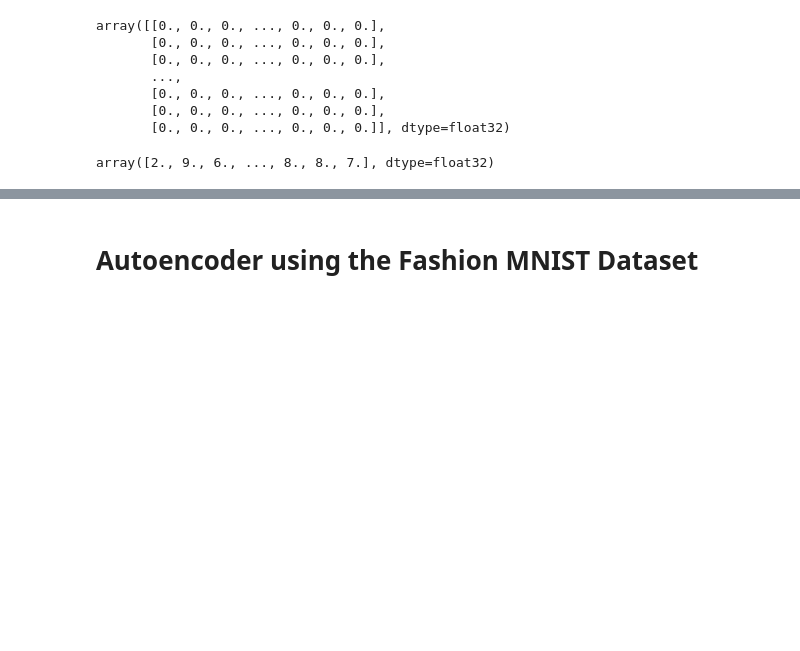
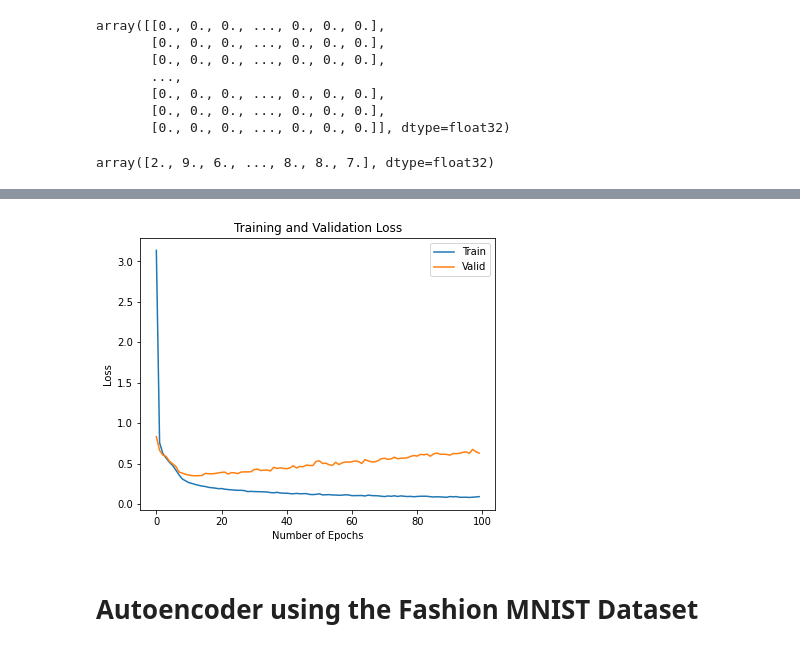
Before and after one commit to HansakaDilshanJayawardana/DL-assignment01-HansakaDilshanJayawardana, a Jupyter notebook: IT19972176.ipynb, the cells around one changed output, grey strips where cells are left out. Drawn from its saved outputs; the diff is of its cells as text; code cells hidden in the pictures; blank space fills up the shorter version.

```diff
--- a/IT19972176.ipynb
+++ b/IT19972176.ipynb
@@ -164,19 +209,18 @@ plt.show()
 INPUT_SHAPE = (28,28,1)
 OUTPUT_SHAPE = 10
 BATCH_SIZE = 128
-EPOCHS = 10
+EPOCHS = 100
 VERBOSE = 2
 # %%
 #Define Model
-model = Sequential(name='sequential')
+model = Sequential(name="sequential")
 
-model.add(Conv2D(32, kernel_size=(3,3), activation='softmax', input_shape=(28,28,1)))
+model.add(Conv2D(32, kernel_size=(3,3), activation='relu', input_shape=INPUT_SHAPE))
 model.add(MaxPool2D((2,2)))
 model.add(Dropout(0.2))
 model.add(Flatten())
-model.add(Dense(50, activation='softmax'))
+model.add(Dense(50, activation='relu'))
 model.add(Dense(10, activation='softmax'))
 # %%
-model.compile(optimizer='adam',
-              loss='categorical_crossentropy',
-              metrics=['accuracy'])
+#Model Compile
+model.compile(optimizer='adam', loss='categorical_crossentropy', metrics=['accuracy'])
@@ -205,0 +248,3 @@ early_stopping = EarlyStopping(monitor='val_loss', patience=5)
+# %%
+#Model Fitting
+history = model.fit(X_train, y_train_enc, epochs=EPOCHS, batch_size=BATCH_SIZE, verbose=VERBOSE, validation_split=0.3)
@@ -206,3 +278,17 @@ early_stopping = EarlyStopping(monitor='val_loss', patience=5)
+# %%
+plt.figure(figsize=(14, 5))
+
+plt.subplot(1, 2, 1)
+plt.plot(history.history['loss'], label='Train')
+plt.plot(history.history['val_loss'], label='Valid')
+plt.xlabel("Number of Epochs")
+plt.ylabel("Loss")
+plt.legend(loc='upper right')
+plt.title('Training and Validation Loss')
+plt.savefig('./foo.png')
+plt.show()
+# %% [output]
+[figure, added]
 # %% [markdown]
 # **Autoencoder using the Fashion MNIST Dataset**
 # %%
```
Also changed, not shown: parts of 15 cells of this notebook.
